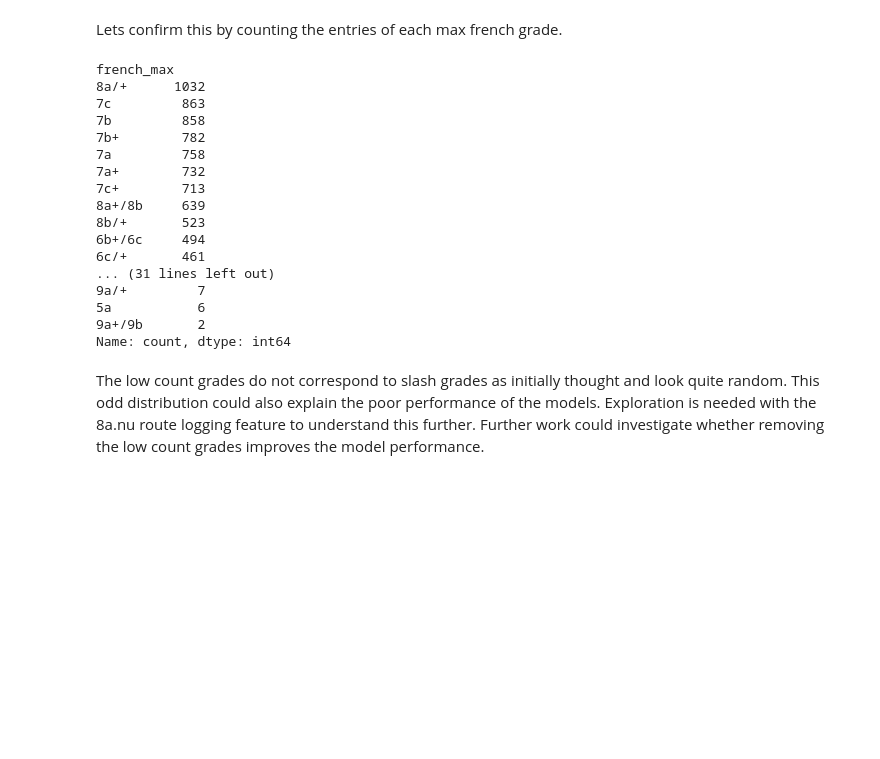
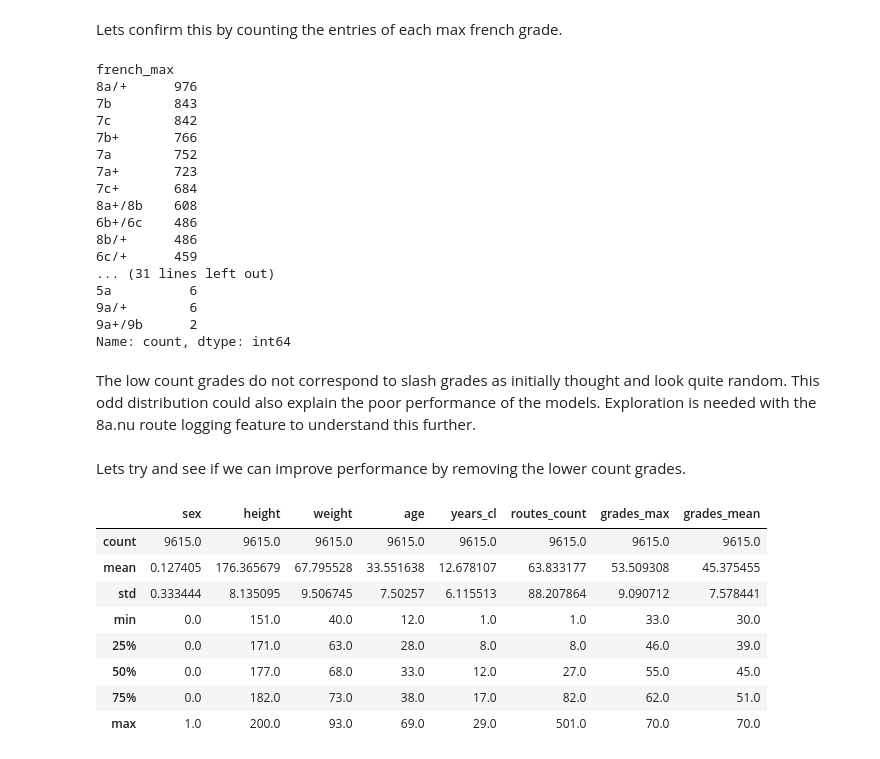
Before and after one commit to dgeary94/climbing_data_analysis, a Jupyter notebook: climbing_data_analysis.ipynb, the cells around one changed output. Saved outputs shown, nothing was run; the diff lists cells and outputs as text; code cells hidden in the pictures; blank space fills up the shorter version.

```diff
--- a/climbing_data_analysis.ipynb
+++ b/climbing_data_analysis.ipynb
@@ -460,24 +465,44 @@ The distribution of the target variable looks normally distributed but there is
 Lets confirm this by counting the entries of each max french grade.
 # %%
 # Count each max french grade
-climber_data['french_max'].value_counts()
+climber_data_clean['french_max'].value_counts()
 # %% [output]
 french_max
-8a/+      1032
-7c         863
-7b         858
-7b+        782
-7a         758
-7a+        732
-7c+        713
-8a+/8b     639
-8b/+       523
-6b+/6c     494
-6c/+       461
+8a/+      976
+7b        843
+7c        842
+7b+       766
+7a        752
+7a+       723
+7c+       684
+8a+/8b    608
+6b+/6c    486
+8b/+      486
+6c/+      459
 ... (31 lines left out)
-9a/+         7
-5a           6
-9a+/9b       2
+5a          6
+9a/+        6
+9a+/9b      2
 Name: count, dtype: int64
 # %% [markdown]
-The low count grades do not correspond to slash grades as initially thought and look quite random. This odd distribution could also explain the poor performance of the models. Exploration is needed with the 8a.nu route logging feature to understand this further. Further work could investigate whether removing the low count grades improves the model performance.
+The low count grades do not correspond to slash grades as initially thought and look quite random. This odd distribution could also explain the poor performance of the models. Exploration is needed with the 8a.nu route logging feature to understand this further.
+# %% [markdown]
+Lets try and see if we can improve performance by removing the lower count grades.
+# %%
+# Identify grades where route count is > 100
+filtered_grades_mask = climber_data_clean['french_max'].value_counts() > 100
+filtered_grades_mask = filtered_grades_mask[filtered_grades_mask]
+
+# Filter climber data to keep entries only with max grades with counts > 100
+climber_data_filtered = climber_data_clean[climber_data_clean['french_max'].isin(filtered_grades_mask.index)]
+climber_data_filtered.describe()
+# %% [output]
+|  | sex | height | weight | age | years_cl | routes_count | grades_max | grades_mean |
+| count | 9615.0 | 9615.0 | 9615.0 | 9615.0 | 9615.0 | 9615.0 | 9615.0 | 9615.0 |
+| mean | 0.127405 | 176.365679 | 67.795528 | 33.551638 | 12.678107 | 63.833177 | 53.509308 | 45.375455 |
+| std | 0.333444 | 8.135095 | 9.506745 | 7.50257 | 6.115513 | 88.207864 | 9.090712 | 7.578441 |
+| min | 0.0 | 151.0 | 40.0 | 12.0 | 1.0 | 1.0 | 33.0 | 30.0 |
+| 25% | 0.0 | 171.0 | 63.0 | 28.0 | 8.0 | 8.0 | 46.0 | 39.0 |
+| 50% | 0.0 | 177.0 | 68.0 | 33.0 | 12.0 | 27.0 | 55.0 | 45.0 |
+| 75% | 0.0 | 182.0 | 73.0 | 38.0 | 17.0 | 82.0 | 62.0 | 51.0 |
+| max | 1.0 | 200.0 | 93.0 | 69.0 | 29.0 | 501.0 | 70.0 | 70.0 |
```
Also changed, not shown: parts of 25 cells of this notebook.
